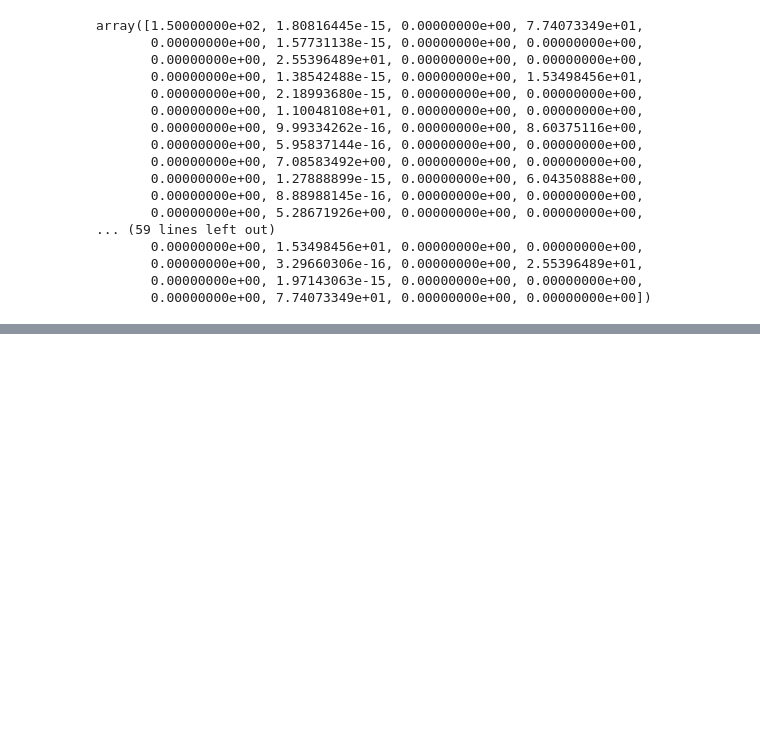
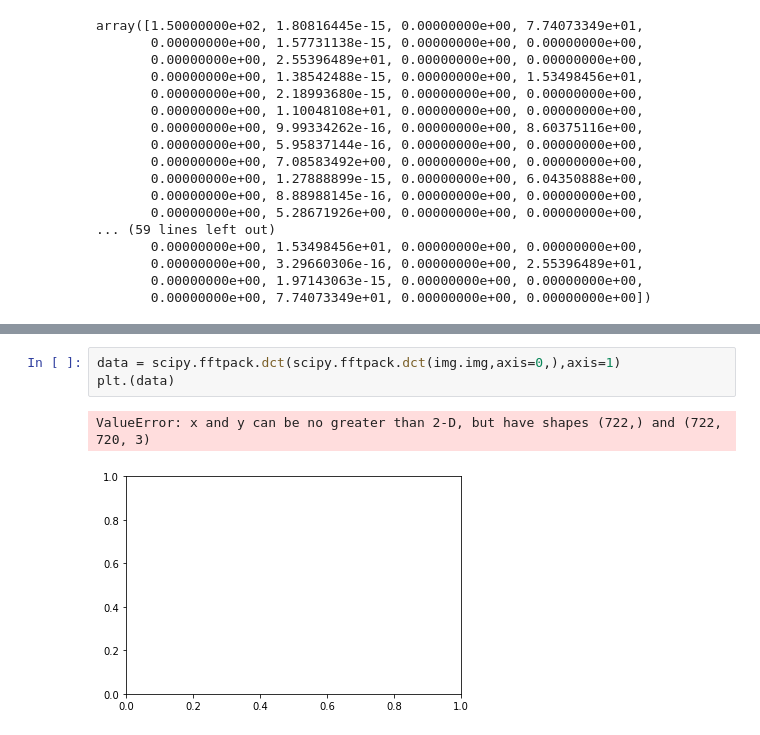
Before and after one commit to Hiroya-W/TPHLCT_and_DMLCT, a Jupyter notebook: 微妙に違う矩形波のフーリエ解析.ipynb, the cells around one changed output, grey strips where cells are left out. Cells and saved outputs as stored; diff of their text form; blank space fills up the shorter version.

```diff
--- a/微妙に違う矩形波のフーリエ解析.ipynb
+++ b/微妙に違う矩形波のフーリエ解析.ipynb
@@ -192,0 +199,6 @@ array([1.50000000e+02, 1.80816445e-15, 0.00000000e+00, 7.74073349e+01,
+# %%
+data = scipy.fftpack.dct(scipy.fftpack.dct(img.img,axis=0,),axis=1)
+plt.(data)
+# %% [output]
+ValueError: x and y can be no greater than 2-D, but have shapes (722,) and (722, 720, 3)
+[figure, added]
```
Also changed, not shown: parts of 1 cell of this notebook, 5 other files.
